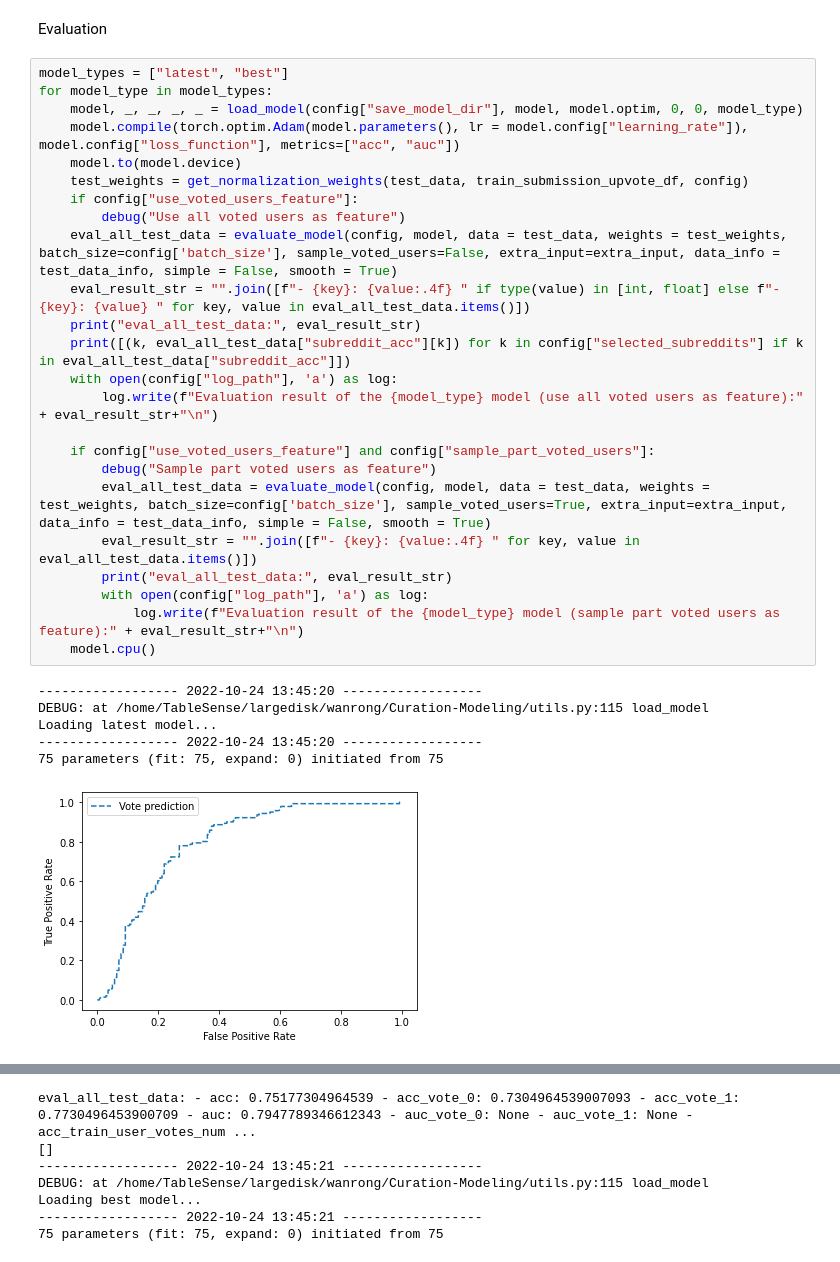
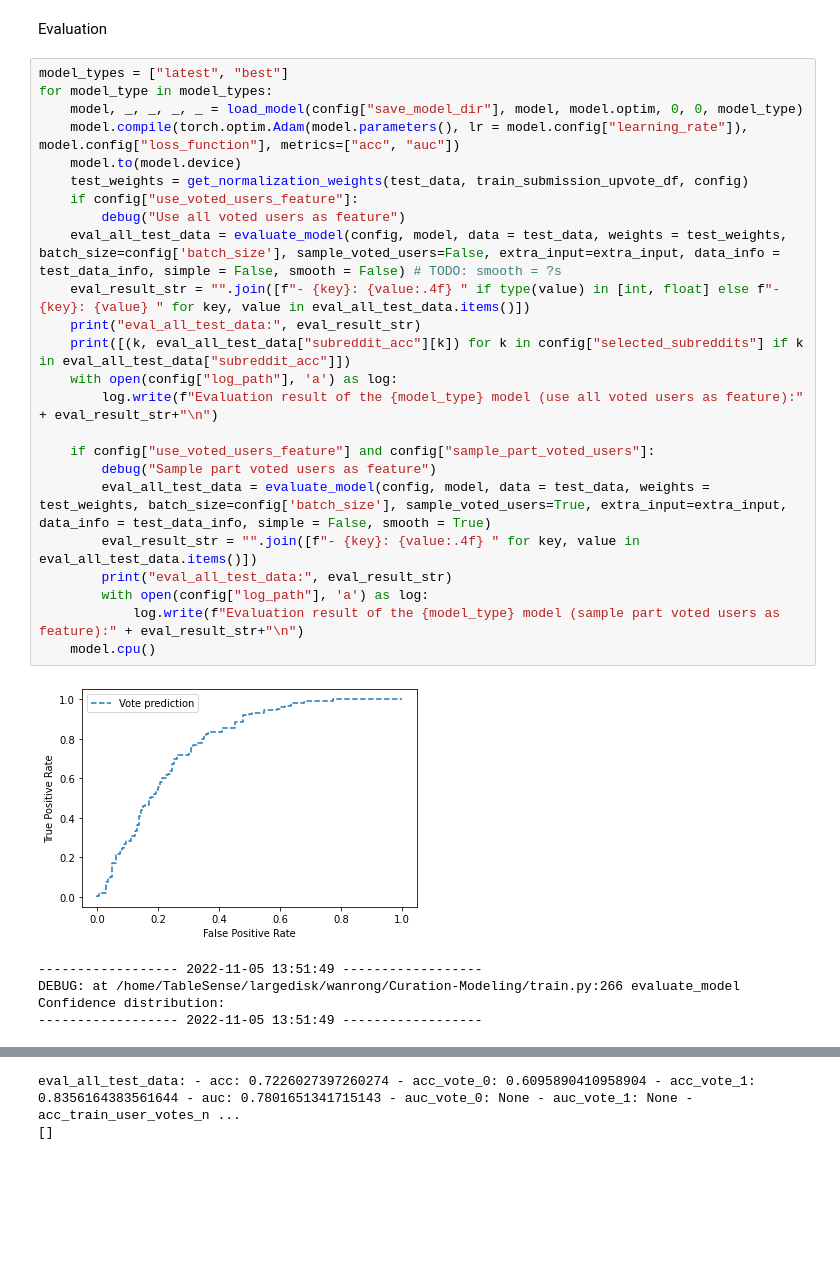
Before and after one commit to StanfordHCI/Curation-Modeling, a Jupyter notebook: test_model.ipynb, the cells around one changed output, grey strips where cells are left out. Cells and saved outputs as stored; diff of their text form; blank space fills up the shorter version.

Commit message:
Debug

```diff
--- a/test_model.ipynb
+++ b/test_model.ipynb
@@ -96,31 +96,30 @@ Evaluation
 # %%
 model_types = ["latest", "best"]
 for model_type in model_types:
     model, _, _, _, _ = load_model(config["save_model_dir"], model, model.optim, 0, 0, model_type)
     model.compile(torch.optim.Adam(model.parameters(), lr = model.config["learning_rate"]), model.config["loss_function"], metrics=["acc", "auc"])
     model.to(model.device)
     test_weights = get_normalization_weights(test_data, train_submission_upvote_df, config)
     if config["use_voted_users_feature"]:
         debug("Use all voted users as feature")
-    eval_all_test_data = evaluate_model(config, model, data = test_data, weights = test_weights, batch_size=config['batch_size'], sample_voted_users=False, extra_input=extra_input, data_info = test_data_info, simple = False, smooth = True)
+    eval_all_test_data = evaluate_model(config, model, data = test_data, weights = test_weights, batch_size=config['batch_size'], sample_voted_users=False, extra_input=extra_input, data_info = test_data_info, simple = False, smooth = False) # TODO: smooth = ?s
     eval_result_str = "".join([f"- {key}: {value:.4f} " if type(value) in [int, float] else f"- {key}: {value} " for key, value in eval_all_test_data.items()])
     print("eval_all_test_data:", eval_result_str)
     print([(k, eval_all_test_data["subreddit_acc"][k]) for k in config["selected_subreddits"] if k in eval_all_test_data["subreddit_acc"]])
     with open(config["log_path"], 'a') as log:
         log.write(f"Evaluation result of the {model_type} model (use all voted users as feature):" + eval_result_str+"\n")
 
     if config["use_voted_users_feature"] and config["sample_part_voted_users"]:
         debug("Sample part voted users as feature")
         eval_all_test_data = evaluate_model(config, model, data = test_data, weights = test_weights, batch_size=config['batch_size'], sample_voted_users=True, extra_input=extra_input, data_info = test_data_info, simple = False, smooth = True)
         eval_result_str = "".join([f"- {key}: {value:.4f} " for key, value in eval_all_test_data.items()])
         print("eval_all_test_data:", eval_result_str)
         with open(config["log_path"], 'a') as log:
             log.write(f"Evaluation result of the {model_type} model (sample part voted users as feature):" + eval_result_str+"\n")
     model.cpu()
 # %% [output]
+[figure, new version]
------------------- 2022-10-24 13:45:20 ------------------
-DEBUG: at /home/TableSense/largedisk/wanrong/Curation-Modeling/utils.py:115 load_model
-Loading latest model...
------------------- 2022-10-24 13:45:20 ------------------
-75 parameters (fit: 75, expand: 0) initiated from 75
+------------------ 2022-11-05 13:51:49 ------------------
+DEBUG: at /home/TableSense/largedisk/wanrong/Curation-Modeling/train.py:266 evaluate_model
+Confidence distribution:
+------------------ 2022-11-05 13:51:49 ------------------
-[figure, old version]
@@ -142,7 +142,2 @@ How well can the model predict the minority opinions? Accuracy & confidence give
-eval_all_test_data: - acc: 0.75177304964539 - acc_vote_0: 0.7304964539007093 - acc_vote_1: 0.7730496453900709 - auc: 0.7947789346612343 - auc_vote_0: None - auc_vote_1: None - acc_train_user_votes_num ...
+eval_all_test_data: - acc: 0.7226027397260274 - acc_vote_0: 0.6095890410958904 - acc_vote_1: 0.8356164383561644 - auc: 0.7801651341715143 - auc_vote_0: None - auc_vote_1: None - acc_train_user_votes_n ...
 []
------------------- 2022-10-24 13:45:21 ------------------
-DEBUG: at /home/TableSense/largedisk/wanrong/Curation-Modeling/utils.py:115 load_model
-Loading best model...
------------------- 2022-10-24 13:45:21 ------------------
-75 parameters (fit: 75, expand: 0) initiated from 75
```
Also changed, not shown: parts of 3 cells of this notebook, 4 other files.
